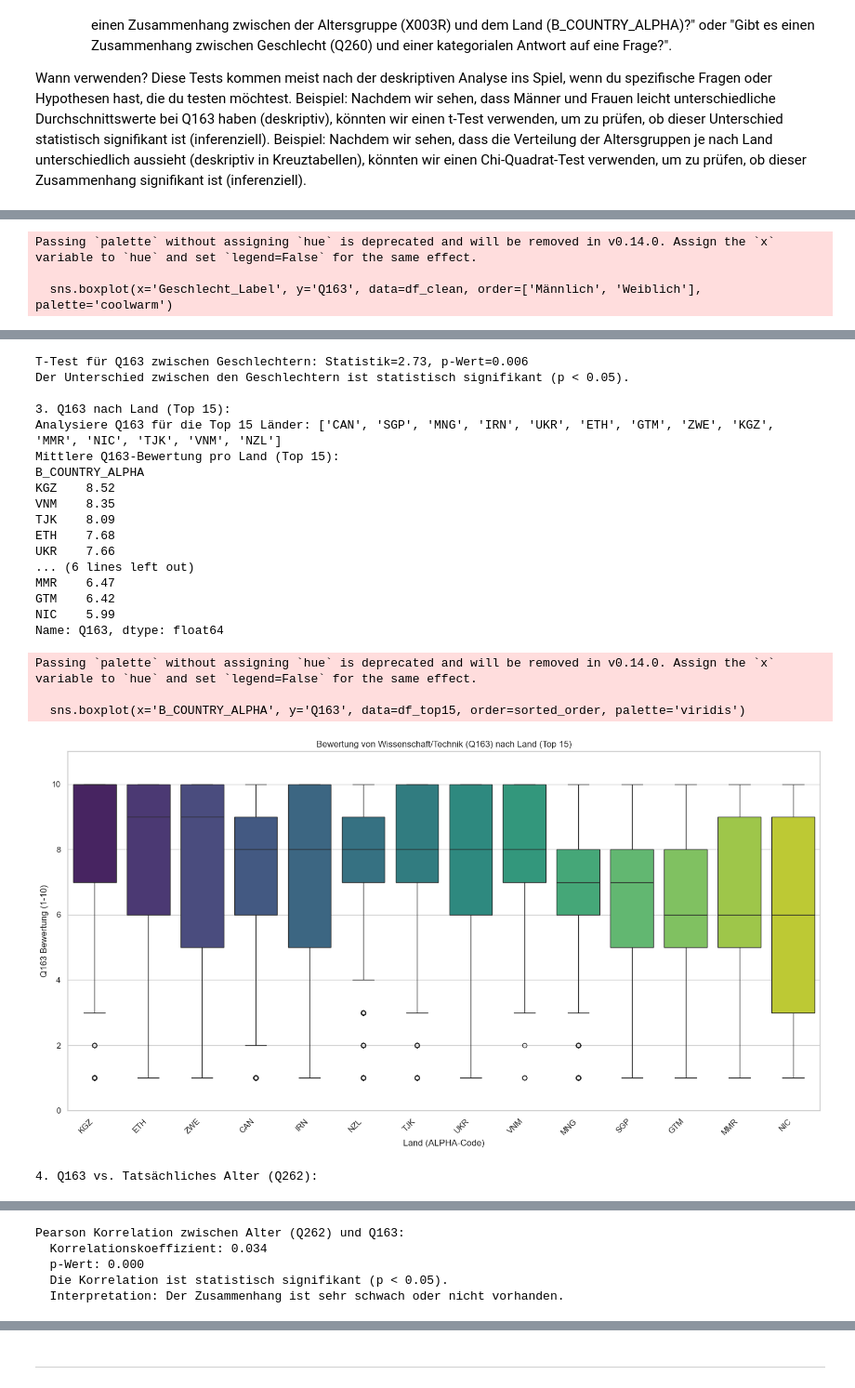
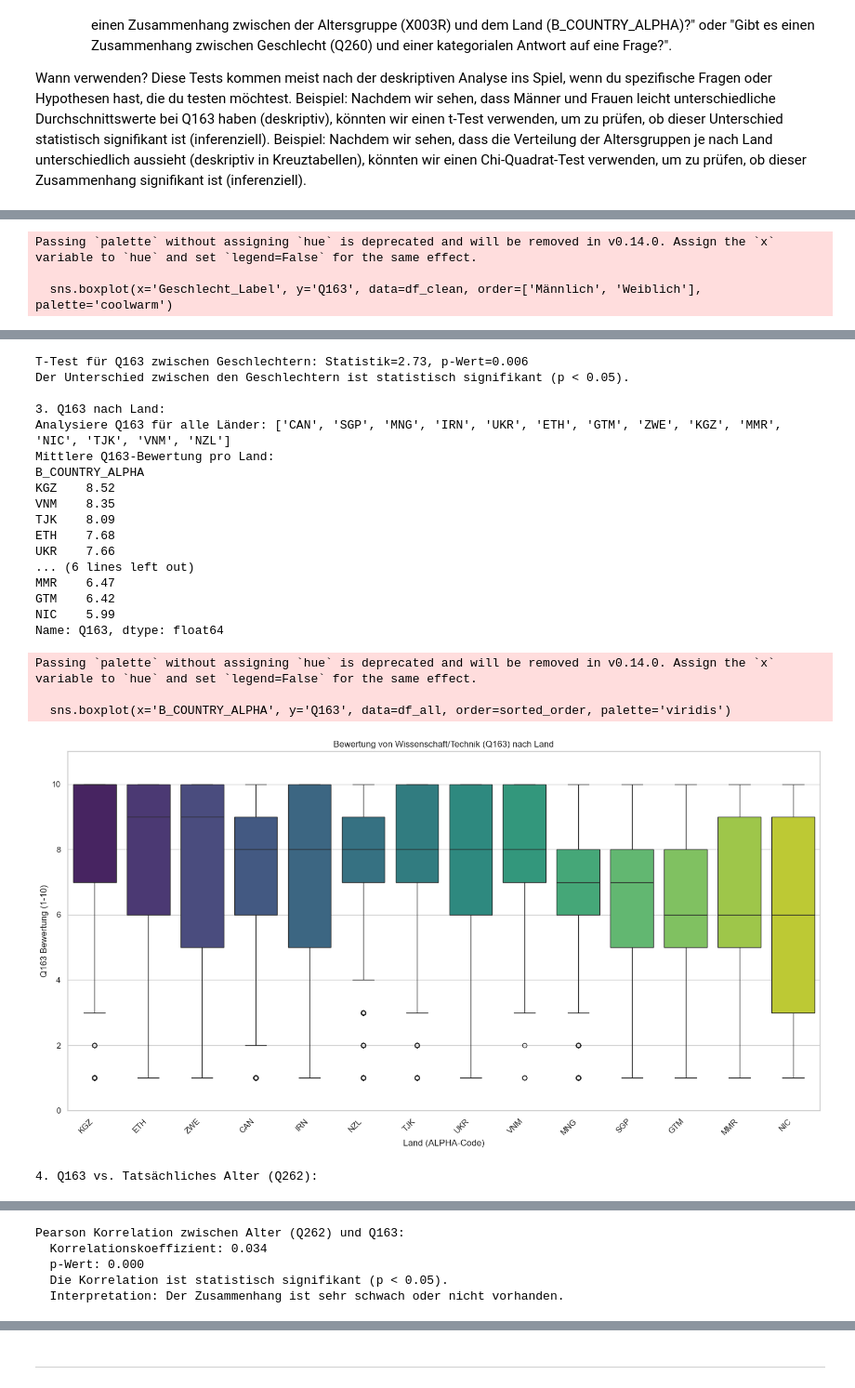
Before and after one commit to TobiasMaissen/cas_statistik_davi, a Jupyter notebook: statistik.ipynb, the cells around one changed output, grey strips where cells are left out. Shown at 93% size. Saved outputs shown, nothing was run; the diff lists cells and outputs as text; code cells hidden in the pictures.

```diff
--- a/statistik.ipynb
+++ b/statistik.ipynb
@@ -1014,11 +1005,8 @@ import matplotlib.pyplot as plt
 import seaborn as sns
 import pandas as pd
 import numpy as np
-from scipy.stats import pearsonr # Für Korrelation
+from scipy.stats import pearsonr
 
-# --- Annahme: df_clean ist dein bereinigter DataFrame ---
-# --- Falls du die Label-Spalten ('Altersgruppe_Label', 'Geschlecht_Label')
-# --- im vorherigen Schritt entfernt hast, musst du sie hier ggf. neu erstellen:
 
 # Sicherstellen, dass Label-Spalten existieren (falls nicht schon vorhanden)
 if 'Altersgruppe_Label' not in df_clean.columns and 'X003R' in df_clean.columns:
@@ -1076,7 +1064,7 @@ if 'Geschlecht_Label' in df_clean.columns and 'Q163' in df_clean.columns:
     plt.tight_layout()
     plt.show()
 
-    # Optional: T-Test (prüft, ob der Mittelwertunterschied statistisch signifikant ist)
+    # T-Test (prüft, ob der Mittelwertunterschied statistisch signifikant ist)
     # Achtung: Setzt Normalverteilung und Varianzhomogenität voraus (visuell prüfen oder testen)
     try:
         from scipy.stats import ttest_ind
@@ -1097,27 +1085,27 @@ else:
     print("Benötigte Spalten ('Geschlecht_Label', 'Q163') nicht vollständig vorhanden.")
 
 
-# 3. Q163 vs. Land (B_COUNTRY_ALPHA) - Top 15 Länder nach Anzahl Antworten
-print("\n3. Q163 nach Land (Top 15):")
+# 3. Q163 vs. Land (B_COUNTRY_ALPHA) - Alle Länder nach Anzahl Antworten
+print("\n3. Q163 nach Land:")
 if 'B_COUNTRY_ALPHA' in df_clean.columns and 'Q163' in df_clean.columns:
-    # Finde die Top 15 Länder mit den meisten Antworten
-    top_15_countries = df_clean['B_COUNTRY_ALPHA'].value_counts().nlargest(15).index.tolist()
-    print(f"Analysiere Q163 für die Top 15 Länder: {top_15_countries}")
+    # Finde alle Länder nach Anzahl Antworten
+    all_countries = df_clean['B_COUNTRY_ALPHA'].value_counts().index.tolist()
+    print(f"Analysiere Q163 für alle Länder: {all_countries}")
 
     # Filtere den DataFrame für diese Länder
-    df_top15 = df_clean[df_clean['B_COUNTRY_ALPHA'].isin(top_15_countries)]
+    df_all = df_clean[df_clean['B_COUNTRY_ALPHA'].isin(all_countries)]
 
     # Berechne mittlere Bewertung pro Land
-    mean_q163_by_country = df_top15.groupby('B_COUNTRY_ALPHA')['Q163'].mean().round(2).sort_values(ascending=False)
-    print("Mittlere Q163-Bewertung pro Land (Top 15):")
+    mean_q163_by_country = df_all.groupby('B_COUNTRY_ALPHA')['Q163'].mean().round(2).sort_values(ascending=False)
+    print("Mittlere Q163-Bewertung pro Land:")
     print(mean_q163_by_country)
 
     plt.figure(figsize=(15, 8))
     # Sortiere die Boxplots nach dem Median oder Mittelwert für bessere Lesbarkeit
     # Hier sortiert nach Median:
-    sorted_order = df_top15.groupby('B_COUNTRY_ALPHA')['Q163'].median().sort_values(ascending=False).index
-    sns.boxplot(x='B_COUNTRY_ALPHA', y='Q163', data=df_top15, order=sorted_order, palette='viridis')
-    plt.title('Bewertung von Wissenschaft/Technik (Q163) nach Land (Top 15)')
+    sorted_order = df_all.groupby('B_COUNTRY_ALPHA')['Q163'].median().sort_values(ascending=False).index
+    sns.boxplot(x='B_COUNTRY_ALPHA', y='Q163', data=df_all, order=sorted_order, palette='viridis')
+    plt.title('Bewertung von Wissenschaft/Technik (Q163) nach Land')
     plt.xlabel('Land (ALPHA-Code)')
     plt.ylabel('Q163 Bewertung (1-10)')
     plt.xticks(rotation=45, ha='right')
@@ -1190,38 +1178,38 @@ Name: Q163, dtype: float64
 Passing `palette` without assigning `hue` is deprecated and will be removed in v0.14.0. Assign the `x` variable to `hue` and set `legend=False` for the same effect.
 
   sns.boxplot(x='Altersgruppe_Label', y='Q163', data=df_clean, order=list(age_labels.values()), palette='magma')
 [figure]
 2. Q163 nach Geschlecht:
 Mittlere Q163-Bewertung pro Geschlecht:
 Geschlecht_Label
 Männlich    7.30
 Weiblich    7.21
 Name: Q163, dtype: float64
 Passing `palette` without assigning `hue` is deprecated and will be removed in v0.14.0. Assign the `x` variable to `hue` and set `legend=False` for the same effect.
 
   sns.boxplot(x='Geschlecht_Label', y='Q163', data=df_clean, order=['Männlich', 'Weiblich'], palette='coolwarm')
 [figure]
 T-Test für Q163 zwischen Geschlechtern: Statistik=2.73, p-Wert=0.006
 Der Unterschied zwischen den Geschlechtern ist statistisch signifikant (p < 0.05).
 
-3. Q163 nach Land (Top 15):
-Analysiere Q163 für die Top 15 Länder: ['CAN', 'SGP', 'MNG', 'IRN', 'UKR', 'ETH', 'GTM', 'ZWE', 'KGZ', 'MMR', 'NIC', 'TJK', 'VNM', 'NZL']
-Mittlere Q163-Bewertung pro Land (Top 15):
+3. Q163 nach Land:
+Analysiere Q163 für alle Länder: ['CAN', 'SGP', 'MNG', 'IRN', 'UKR', 'ETH', 'GTM', 'ZWE', 'KGZ', 'MMR', 'NIC', 'TJK', 'VNM', 'NZL']
+Mittlere Q163-Bewertung pro Land:
 B_COUNTRY_ALPHA
 KGZ    8.52
 VNM    8.35
 TJK    8.09
 ETH    7.68
 UKR    7.66
 ... (6 lines left out)
 MMR    6.47
 GTM    6.42
 NIC    5.99
 Name: Q163, dtype: float64
 Passing `palette` without assigning `hue` is deprecated and will be removed in v0.14.0. Assign the `x` variable to `hue` and set `legend=False` for the same effect.
 
-  sns.boxplot(x='B_COUNTRY_ALPHA', y='Q163', data=df_top15, order=sorted_order, palette='viridis')
+  sns.boxplot(x='B_COUNTRY_ALPHA', y='Q163', data=df_all, order=sorted_order, palette='viridis')
-[figure, old version]
+[figure, new version]
 4. Q163 vs. Tatsächliches Alter (Q262):
 [figure]
 Pearson Korrelation zwischen Alter (Q262) und Q163:
```
Also changed, not shown: parts of 21 cells of this notebook.
